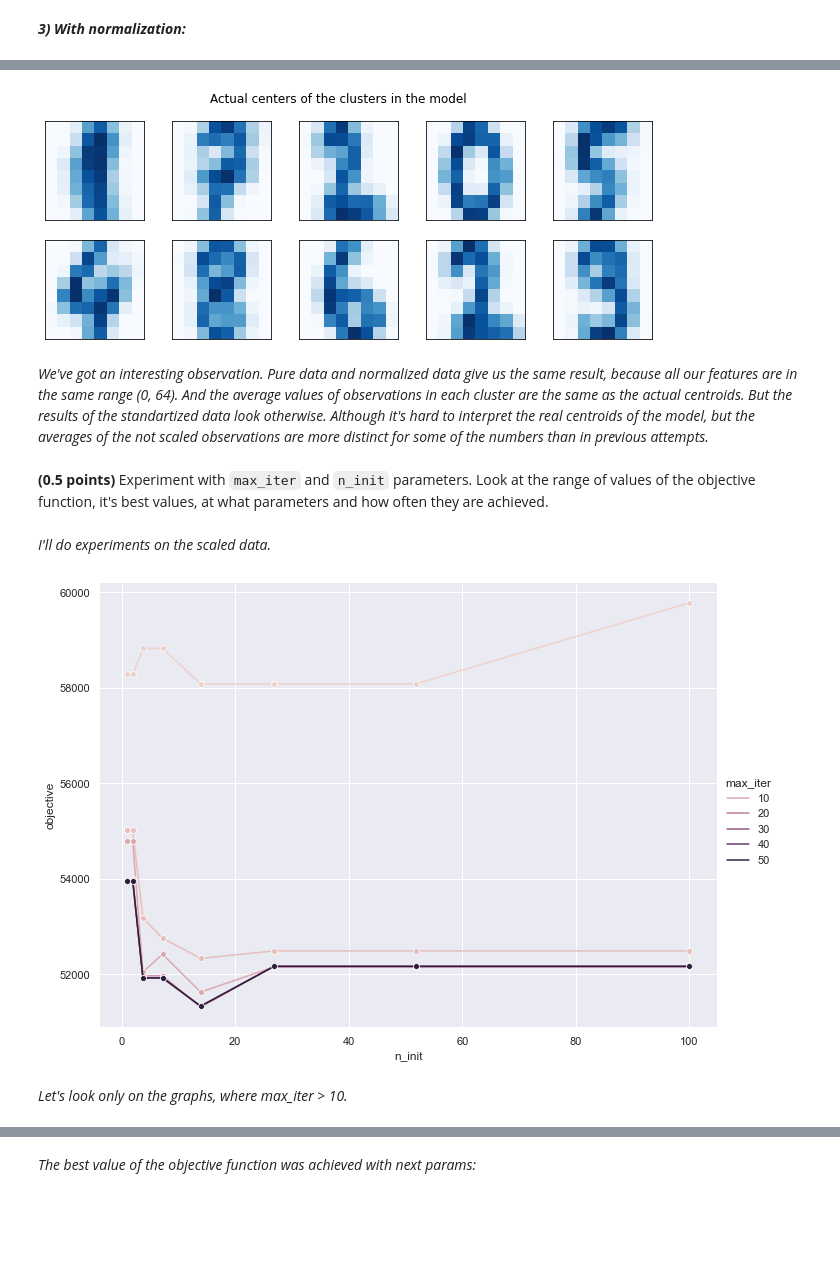
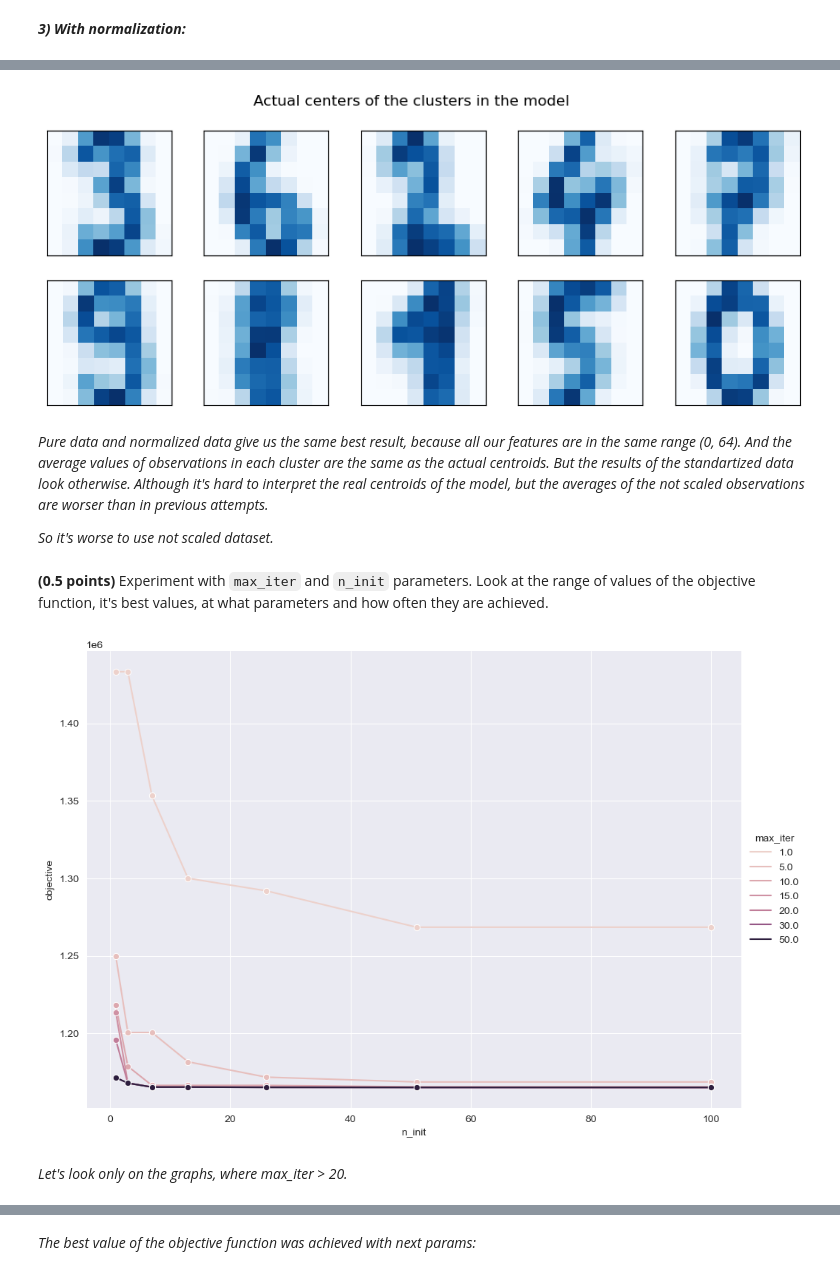
Before and after one commit to kesepkina/RS-ML-Cross-Check-1, a Jupyter notebook: 8_Clustering.ipynb, the cells around one changed output, grey strips where cells are left out. Saved outputs shown, nothing was run; the diff lists cells and outputs as text; code cells hidden in the pictures; blank space fills up the shorter version.

```diff
--- a/8_Clustering.ipynb
+++ b/8_Clustering.ipynb
@@ -84,7 +84,7 @@ class CustomKMeans:
         # <your code>
         distances = []
         for cl_center in cluster_centers:
-            distances_for_cl = np.linalg.norm(X - cl_center, axis=1)
+            distances_for_cl = np.linalg.norm(X - cl_center, axis=1) ** 2
             distances.append(distances_for_cl.tolist())
         distances = np.array(distances).T
         return distances
@@ -110,14 +110,14 @@ class CustomKMeans:
         assert X.shape[0] >= self.n_clusters
         # <your code>
         results = {}
-        for i in range(self.n_init):
+        for _ in range(self.n_init):
             centroids_args = self.random_state.choice(list(range(X.shape[0])), size=self.n_clusters, replace=False)
             centroids = X[centroids_args]
             distances = self.calculate_distances_to_centroids(X, centroids)
-            for i in range(self.max_iter):
+            for _ in range(self.max_iter):
                 centroids = self.update_centroids(X, np.argmin(distances, axis=1))
                 distances = self.calculate_distances_to_centroids(X, centroids)
-            results[np.mean(distances)] = centroids
+            results[np.mean(np.min(distances, axis=1))] = centroids
         self.cluster_centers_ = results[min(results.keys())]
         return self
 
@@ -160,6 +160,7 @@ for cluster in range(10):
     centroids.append((np.mean(X[args], axis=0)).reshape(-1))
 centroids = np.array(centroids)
 # %%
+plt.style.use('default')
 plt.figure(figsize=(11, 4))
 plt.suptitle('Centers of the clusters as average values of all observations belonging to them')
 for i in range(10):
@@ -242,35 +243,34 @@ for i in range(10):
     plt.imshow(model.cluster_centers_[i].reshape((8, 8)), cmap='Blues')
     plt.tick_params(left=False, bottom=False, labelleft=False, labelbottom=False)
 # %% [output]
-[figure, old version]
+[figure, new version]
 # %% [markdown]
-*We've got an interesting observation. Pure data and normalized data give us the same result, because all our features are in the same range (0, 64). And the average values of observations in each cluster are the same as the actual centroids. But the results of the standartized data look otherwise. Although it's hard to interpret the real centroids of the model, but the averages of the not scaled observations are more distinct for some of the numbers than in previous attempts.*
+*Pure data and normalized data give us the same best result, because all our features are in the same range (0, 64). And the average values of observations in each cluster are the same as the actual centroids. But the results of the standartized data look otherwise. Although it's hard to interpret the real centroids of the model, but the averages of the not scaled observations are worser than in previous attempts.*
+
+*So it's worse to use not scaled dataset.*
 # %% [markdown]
 **(0.5 points)** Experiment with `max_iter` and `n_init` parameters. Look at the range of values of the objective function, it's best values, at what parameters and how often they are achieved.
 # %%
 import pandas as pd
 import seaborn as sns
-# %% [markdown]
-*I'll do experiments on the scaled data.*
 # %%
 results = pd.DataFrame(columns=['max_iter', 'n_init', 'objective'])
 max_iters = [1, 5, 10, 15, 20, 30, 50]
 n_inits = np.logspace(0, 2, num=8)
-scaler = StandardScaler()
-X_tr = scaler.fit_transform(X)
 for max_iter in max_iters:
     for n_init in n_inits:
         model = CustomKMeans(n_clusters=10, max_iter=max_iter, n_init=int(n_init))
-        model.fit(X_tr)
-        cl_predicted = model.predict(X_tr)
-        obj = np.sum([np.sum(np.linalg.norm(X_tr[np.argwhere(cl_predicted == cl)] - model.cluster_centers_[cl], axis=1))
+        model.fit(X)
+        cl_predicted = model.predict(X)
+        obj = np.sum([np.sum((X[np.argwhere(cl_predicted == cl)] - model.cluster_centers_[cl]) ** 2)
                for cl in range(10)])
         results.loc[len(results.index)] = [max_iter, int(n_init), obj]
 # %%
 sns.set_style('darkgrid')
-sns.relplot(x="n_init", y="objective", hue="max_iter", marker="o", kind="line", data=results, height=7, aspect=18/13);
+sns.relplot(x="n_init", y="objective", hue="max_iter", marker="o", kind="line", data=results, height=7, aspect=18/13,
+            legend="full");
 # %% [output]
-[figure, old version]
+[figure, new version]
 # %% [markdown]
-*Let's look only on the graphs, where max_iter > 10.*
+*Let's look only on the graphs, where max_iter > 20.*
 # %%
```
Also changed, not shown: parts of 29 cells of this notebook.
